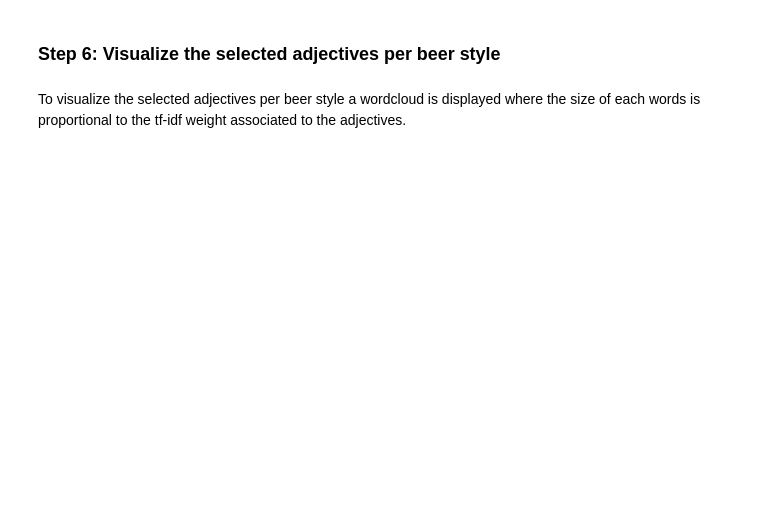
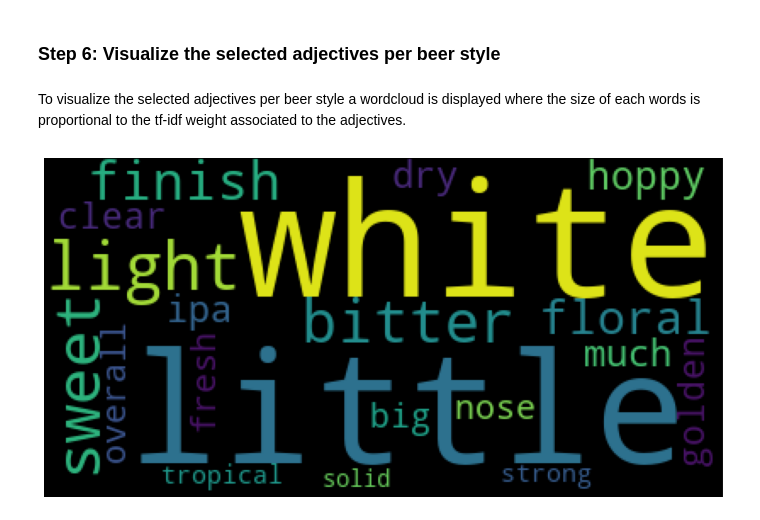
Before and after one commit to epfl-ada/ada-2022-project-toohottohoot, a Jupyter notebook: milestone3/nlp.ipynb, the cells around one changed output. Drawn from its saved outputs; the diff is of its cells as text; code cells hidden in the pictures; blank space fills up the shorter version.

Commit message:
task 3 with saved adjectives

```diff
--- a/milestone3/nlp.ipynb
+++ b/milestone3/nlp.ipynb
@@ -95,6 +100,8 @@ reviews = reviews[(reviews.language == LANGUAGE) & (reviews.score_language >= 0.
 In order to group the reviews by beer styles we first join the relations `beers` and `reviews` on `beer_id` key, we select `text` and `style` attributes and then we finally group the merged dataframe by `style`.
 # %%
 merged = reviews.merge(beers, on='beer_id')[['text', 'style']]
+merged['style'] = merged['style'].apply(lambda x: x.replace('/', ' ').replace('-', ' '))
+merged['style'] = merged['style'].apply(lambda x: ' '.join(x.split()).replace(' ', '_'))
 styles = merged['style'].unique()
 style_groups = merged.groupby('style')
 # %% [markdown]
@@ -104,11 +115,18 @@ First the reviews of each beer style are tokenized using the tokenizer provided
 # %%
-for style in styles:
-    tokens = style_groups.get_group(style).text.apply(nltk.word_tokenize).tolist()
-    tagged_tokens = nltk.pos_tag_sents(tokens)
-    adjectives = ' '.join([word for (word, tag) in list(itertools.chain.from_iterable(tagged_tokens)) if tag == 'JJ'])
+# cachedStopWords = stopwords.words("english")
 
-    with open(PROCESSED_DATA_FOLDER + 'adjectives/{}.pkl'.format(style)) as f:
-        pickle.dump(adjectives, f)
+# for style in styles:
+#     normalized = style_groups.get_group(style).text.str.lower().apply(lambda x: x.translate(str.maketrans('', '', string.punctuation)))
+#     tokens = normalized.apply(nltk.word_tokenize).tolist()
+
+#     for i in range(len(tokens)):
+#         tokens[i] = [word for word in tokens[i] if word not in cachedStopWords]
+
+#     tagged_tokens = nltk.pos_tag_sents(tokens)
+#     adjectives = [word for (word, tag) in list(itertools.chain.from_iterable(tagged_tokens)) if tag == 'JJ']
+
+#     with open(PROCESSED_DATA_FOLDER + DATASET + 'adjectives/{}.txt'.format(style), 'w') as f:
+#         f.writelines('\n'.join(adjectives))
 # %% [markdown]
 ### Step 4: Compute the TF-IDF matrix
 # %% [markdown]
@@ -141,23 +159,27 @@ To compute the TF-IDF matrix, `TfidfVectorizer` from `Scikit-Learn` package is u
 # %%
 corpus = []
 for style in styles:
-    with open(PROCESSED_DATA_FOLDER + 'adjectives/{}.pkl'.format(style)) as f:
-        adjectives = pickle.load(f)
-    corpus.append(adjectives)
+    with open(PROCESSED_DATA_FOLDER + DATASET + 'adjectives/{}.txt'.format(style), 'r') as f:
+        adjectives = f.read().splitlines()
+    corpus.append(' '.join(adjectives))
 
-vectorizer = TfidfVectorizer()
-TF_IDF = vectorizer.fit_transform(corpus)
+vectorizer = TfidfVectorizer(use_idf=True)
+X = vectorizer.fit_transform(corpus)
+
+feature_names = vectorizer.get_feature_names()
+TF_IDF = pd.DataFrame(X.todense().tolist(), index=styles, columns=feature_names)
 # %% [markdown]
 ### Step 6: Visualize the selected adjectives per beer style
 # %% [markdown]
 To visualize the selected adjectives per beer style a wordcloud is displayed where the size of each words is proportional to the tf-idf weight associated to the adjectives.
+# %%
+Test = TF_IDF.drop(columns=['good', 'nice', 'bad', 'great'])
 # %%
-feature_names = vectorizer.get_feature_names()
-TF_IDF = pd.DataFrame(TF_IDF.todense().tolist(), index=styles, columns=feature_names)
-
-wordcloud = WordCloud(background_color="white", max_words=20).generate_from_frequencies(TF_IDF.iloc['American IPA'])
+wordcloud = WordCloud(background_color="black", max_words=20).generate_from_frequencies(Test.loc['American_IPA'])
 
 plt.figure(figsize=(15,8))
 plt.imshow(wordcloud)
 plt.axis("off")
 plt.show()
+# %% [output]
+[figure, added]
```
Also changed, not shown: parts of 5 cells of this notebook.
